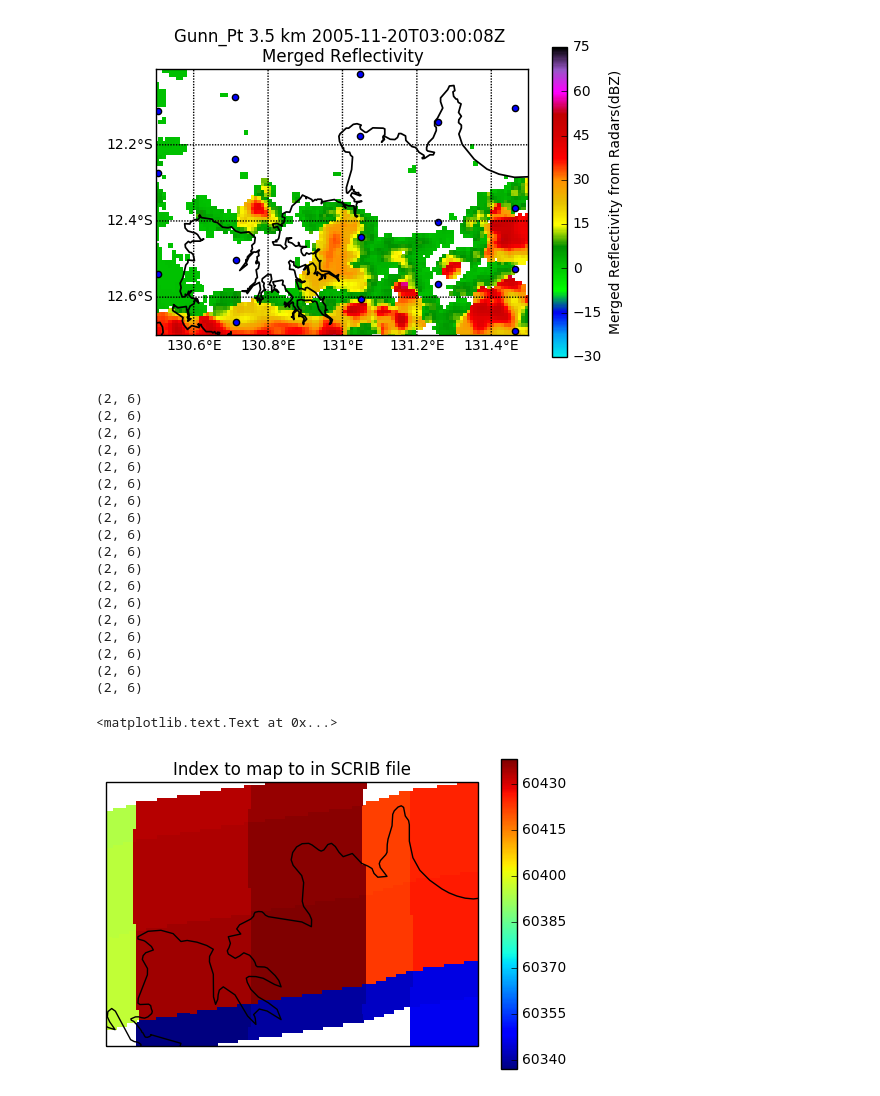
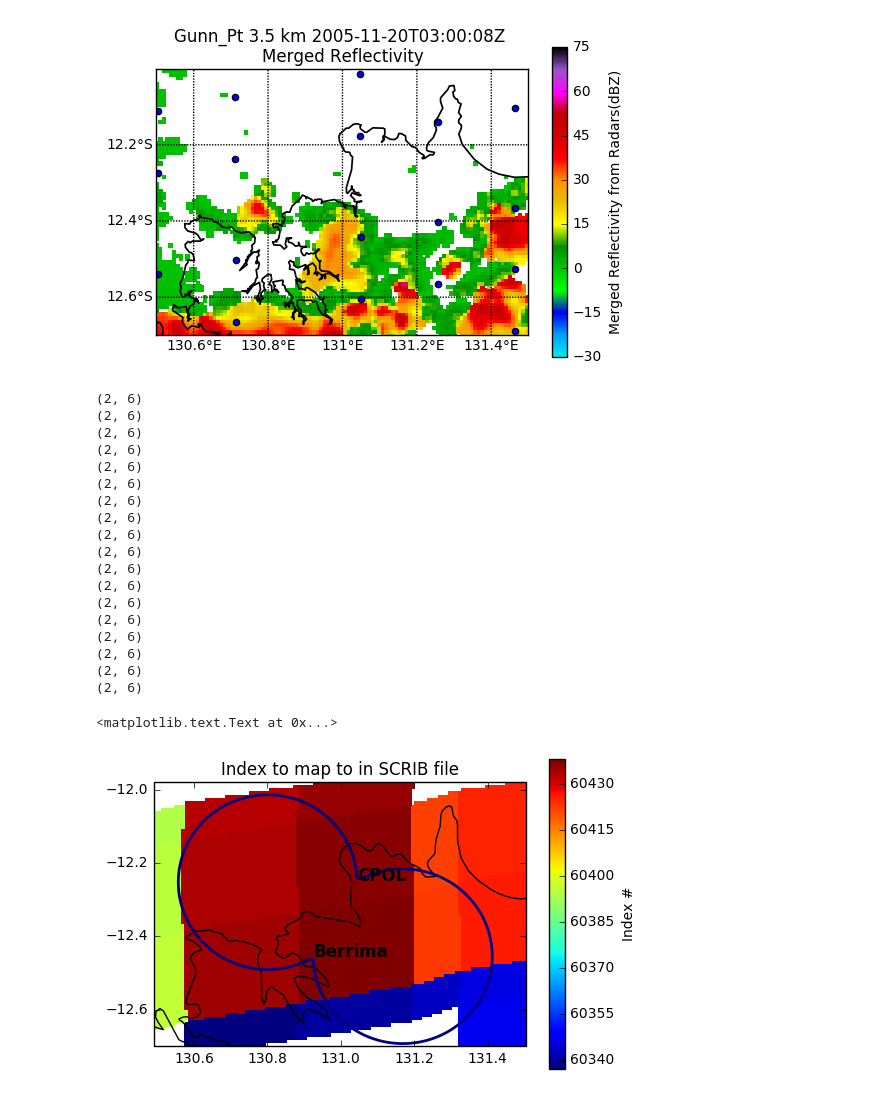
Before and after one commit to rcjackson/cmdv-rrm-anl, a Jupyter notebook: notebooks/RRM aggregate.ipynb, the cells around one changed output. Drawn from its saved outputs; the diff is of its cells as text; code cells hidden in the pictures.

Commit message:
ENH: Better quality RRM figure w DD lobes

```diff
--- a/notebooks/RRM aggregate.ipynb
+++ b/notebooks/RRM aggregate.ipynb
@@ -36,6 +37,16 @@ print(grid_corner_lat[1])
 # %%
 size = grid_corner_lon.shape
 num_hexagons = size[0]
+# %%
+def get_bca(grid):
+    berr_origin = [-12960.1,-23091.1]
+    x,y = np.meshgrid(grid.x['data'], grid.y['data'])
+    a = np.sqrt(np.multiply(x,x)+np.multiply(y,y))
+    b = np.sqrt(pow(x-berr_origin[0],2)+pow(y-berr_origin[1],2))
+    c = np.sqrt(berr_origin[0]*berr_origin[0]+berr_origin[1]*berr_origin[1])
+    theta_1 = np.arccos(x/a)
+    theta_2 = np.arccos((x-berr_origin[1])/b)
+    return np.arccos((a*a+b*b-c*c)/(2*a*b))
 # %%
 plt.figure(figsize=(7,7))
 ax = plt.axes(projection=ccrs.PlateCarree())
@@ -85,6 +98,7 @@ plt.scatter(rrm_grid_x, rrm_grid_y)
 lons_grid, lats_grid = multidop_grid.get_point_longitude_latitude(level=0)
 points = np.ma.zeros(lons_grid.shape)
 zones = -99.0*np.ma.ones(lons_grid.shape)
+bca = get_bca(multidop_grid)
 
 for i in the_inds:
     vertex_list = [[x,y] for (x,y) in zip(grid_corner_lon[i],
@@ -104,35 +118,52 @@ for i in range(0,len(the_inds[0])):
                 zones[j,k] = i
 
 points = np.ma.masked_where(points == 0, points)
 zones = np.ma.masked_where(zones == -99.0, zones)
 fig = plt.figure()
 ax = plt.axes(projection=ccrs.PlateCarree())
 plt.pcolormesh(lons_grid, lats_grid,
                points, vmin=min(the_inds[0]), vmax=max(the_inds[0]))
+bar = plt.colorbar()
+bar.set_label('Index #')
+plt.contour(lons_grid, lats_grid, bca, latlon='True',
+            levels=[math.pi/6, 5*math.pi/6], linewidths=2)
 ax.coastlines(resolution='10m')
-plt.colorbar()
+ax.set_xticks([130.6, 130.8,
+               131.0, 131.2, 131.4], crs=ccrs.PlateCarree())
+ax.set_yticks([-12.6, -12.4,
+               -12.2, -12.0], crs=ccrs.PlateCarree())
+cpol_latitude = -12.249166
+cpol_longitude = 131.04445
+berr_latitude = -12.456944
+berr_longitude = 130.925
+plt.annotate('Berrima', xy=(berr_longitude, berr_latitude),
+             xycoords='data', fontweight='bold',
+             fontsize=12)
+plt.annotate('CPOL', xy=(cpol_longitude, cpol_latitude),
+             xycoords='data', fontweight='bold',
+             fontsize=12)
 plt.title('Index to map to in SCRIB file')
 # %% [output]
 (2, 6)
 (2, 6)
 (2, 6)
 (2, 6)
 (2, 6)
 (2, 6)
 (2, 6)
 (2, 6)
 (2, 6)
 (2, 6)
 (2, 6)
 (2, 6)
 (2, 6)
 (2, 6)
 (2, 6)
 (2, 6)
 (2, 6)
 (2, 6)
 <matplotlib.text.Text at 0x...>
-[figure, old version]
+[figure, new version]
 # %%
 reflectivity = multidop_grid.fields['reflectivity']['data']
 u = multidop_grid.fields['eastward_wind']['data']
```
Also changed, not shown: parts of 2 cells of this notebook.
